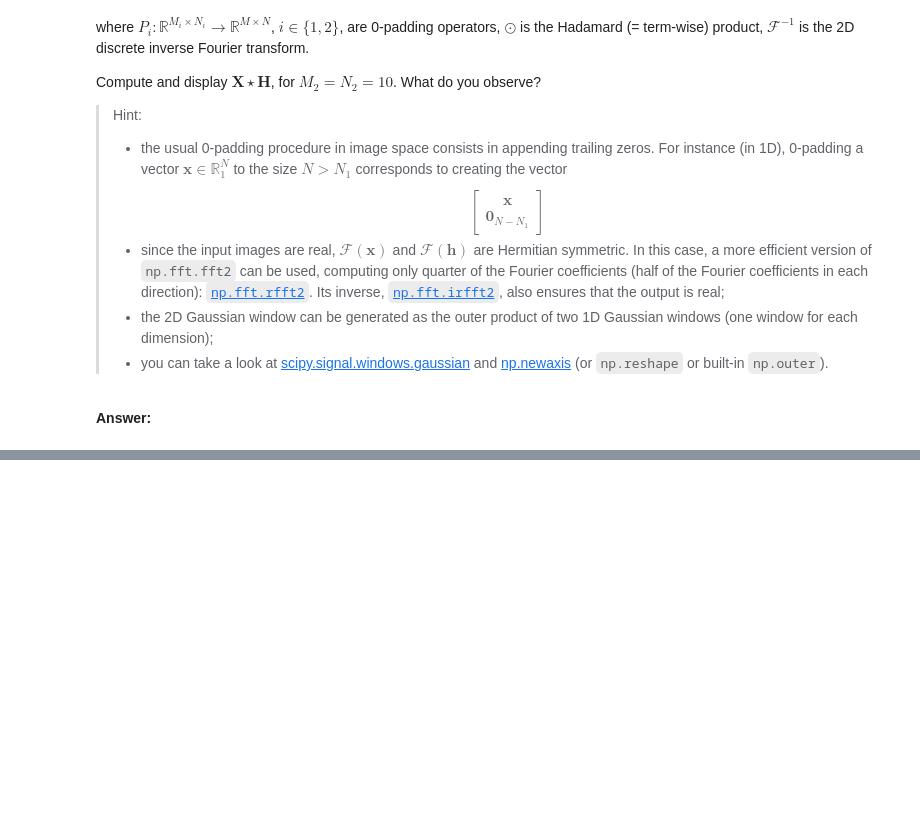
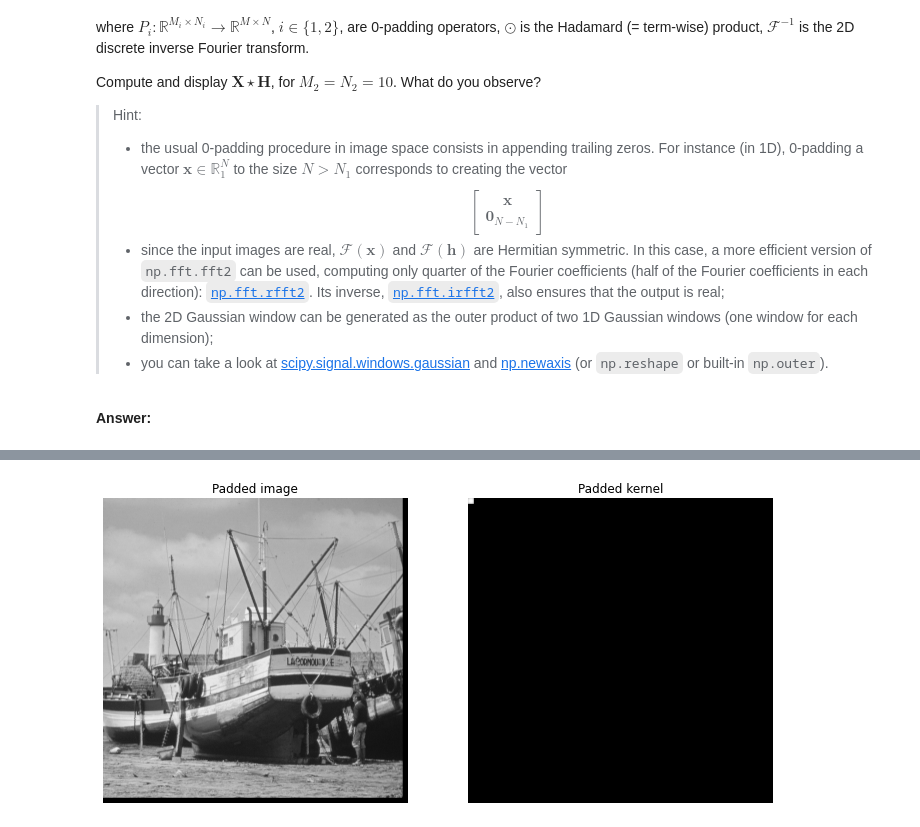
Before and after one commit to MohamedAkkAdir/Python-Labs, a Jupyter notebook: Labs/Lab3/lab3.ipynb, the cells around one changed output, grey strips where cells are left out. Cells and saved outputs as stored; diff of their text form; code cells hidden in the pictures; blank space fills up the shorter version.

```diff
--- a/Labs/Lab3/lab3.ipynb
+++ b/Labs/Lab3/lab3.ipynb
@@ -231,0 +282,15 @@ Compute and display $\mathbf{X} \star \mathbf{H}$, for $M_2 = N_2 = 10$. What do
+# %%
+X_padded = padding(X,M1+M2-1,N1+N2-1)
+H_padded = padding(H,M1+M2-1,N1+N2-1)
+plt.figure(figsize=(12,8))
+plt.subplot(1,2,1)
+plt.imshow(X_padded, cmap='gray')
+plt.title('Padded image')
+plt.axis('off')
+plt.subplot(1,2,2)
+plt.imshow(H_padded, cmap='gray')
+plt.title('Padded kernel')
+plt.axis('off')
+plt.show()
+# %% [output]
+[figure, added]
```
Also changed, not shown: parts of 11 cells of this notebook.
